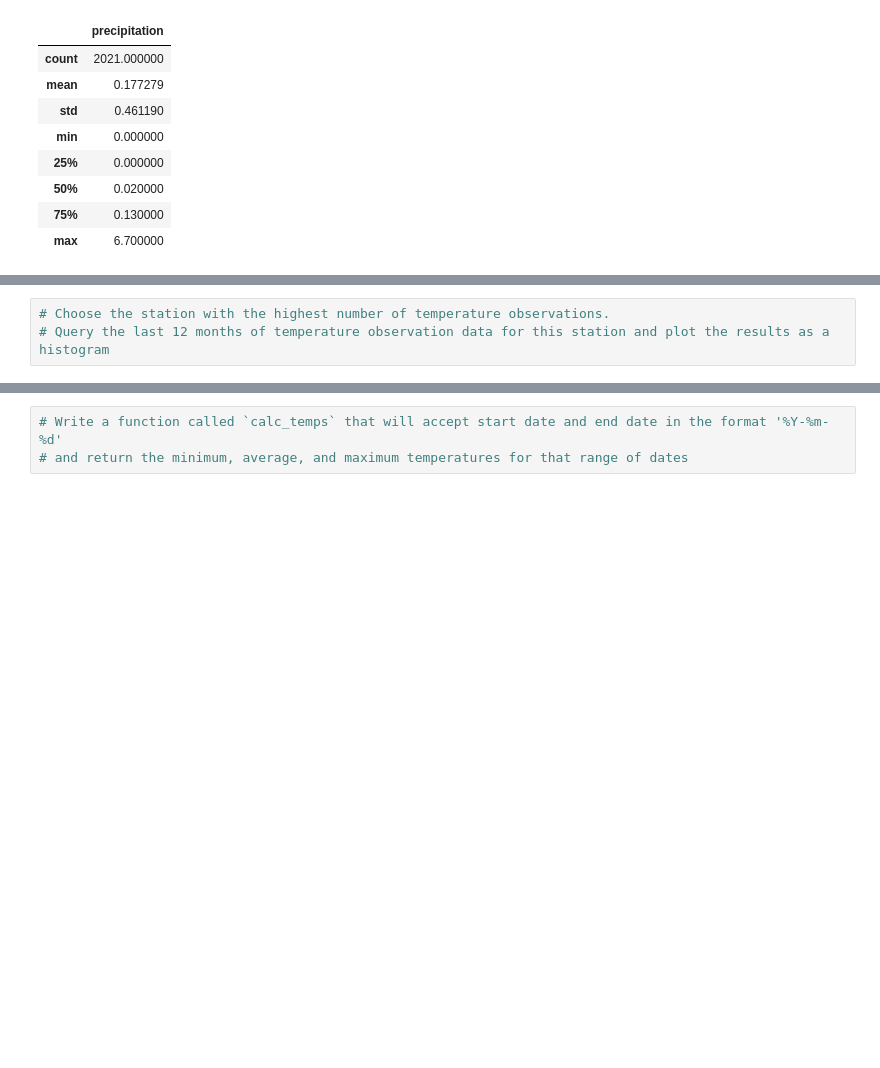
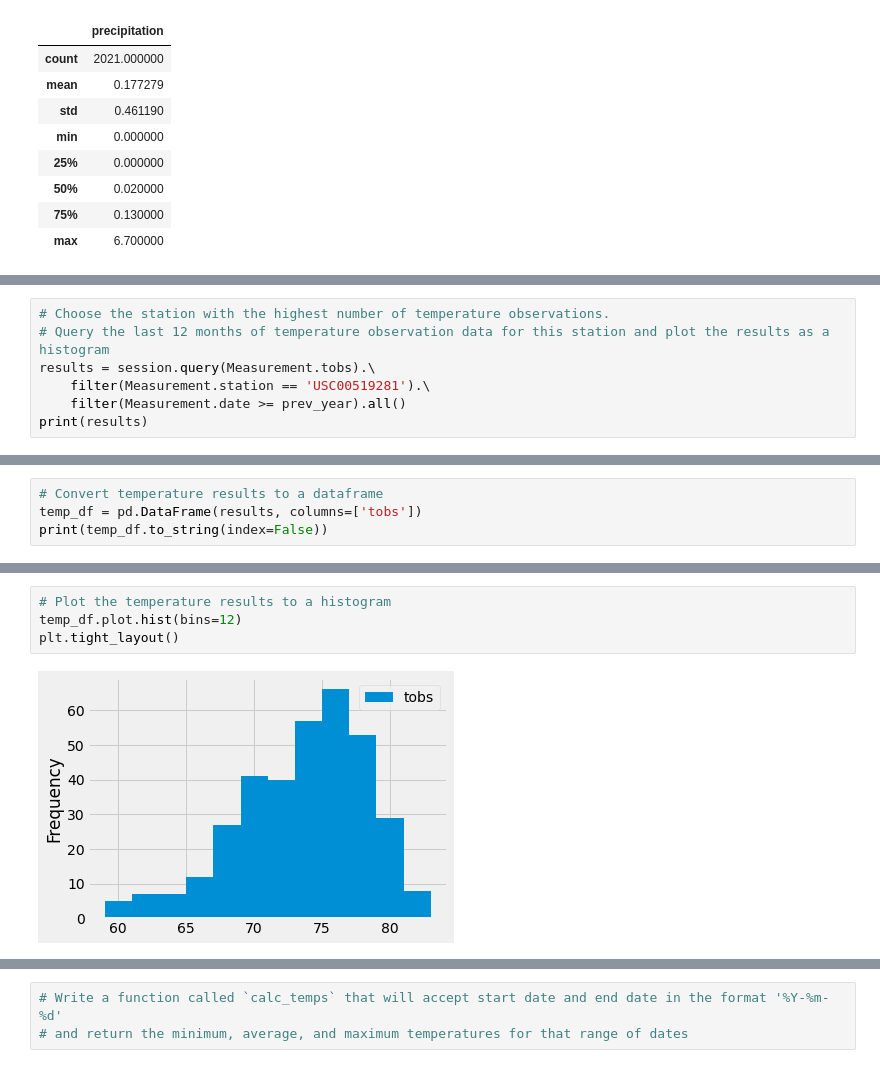
Before and after one commit to rickystuart1/surfs_up, a Jupyter notebook: climate_analysis.ipynb, the cells around one changed output, grey strips where cells are left out. Saved outputs shown, nothing was run; the diff lists cells and outputs as text; blank space fills up the shorter version.

```diff
--- a/climate_analysis.ipynb
+++ b/climate_analysis.ipynb
@@ -123,3 +144,7 @@ df.describe()
 # %%
 # Choose the station with the highest number of temperature observations.
 # Query the last 12 months of temperature observation data for this station and plot the results as a histogram
+results = session.query(Measurement.tobs).\
+    filter(Measurement.station == 'USC00519281').\
+    filter(Measurement.date >= prev_year).all()
+print(results)
@@ -125,0 +153,4 @@ df.describe()
+# %%
+# Convert temperature results to a dataframe
+temp_df = pd.DataFrame(results, columns=['tobs'])
+print(temp_df.to_string(index=False))
@@ -125,0 +175,6 @@ df.describe()
+# %%
+# Plot the temperature results to a histogram
+temp_df.plot.hist(bins=12)
+plt.tight_layout()
+# %% [output]
+[figure, added]
```
Also changed, not shown: parts of 8 cells of this notebook.
